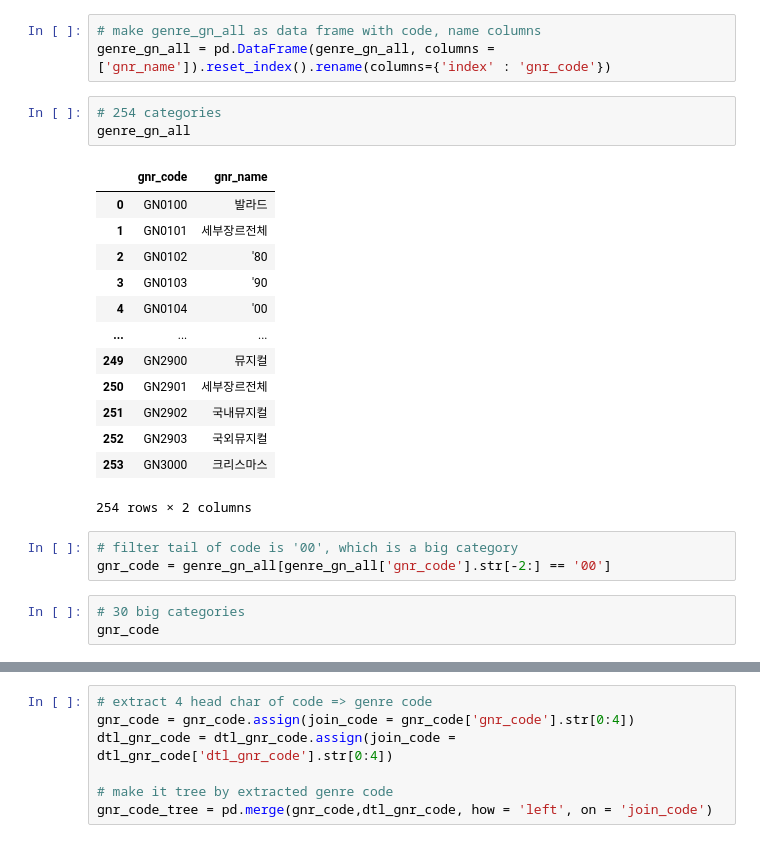
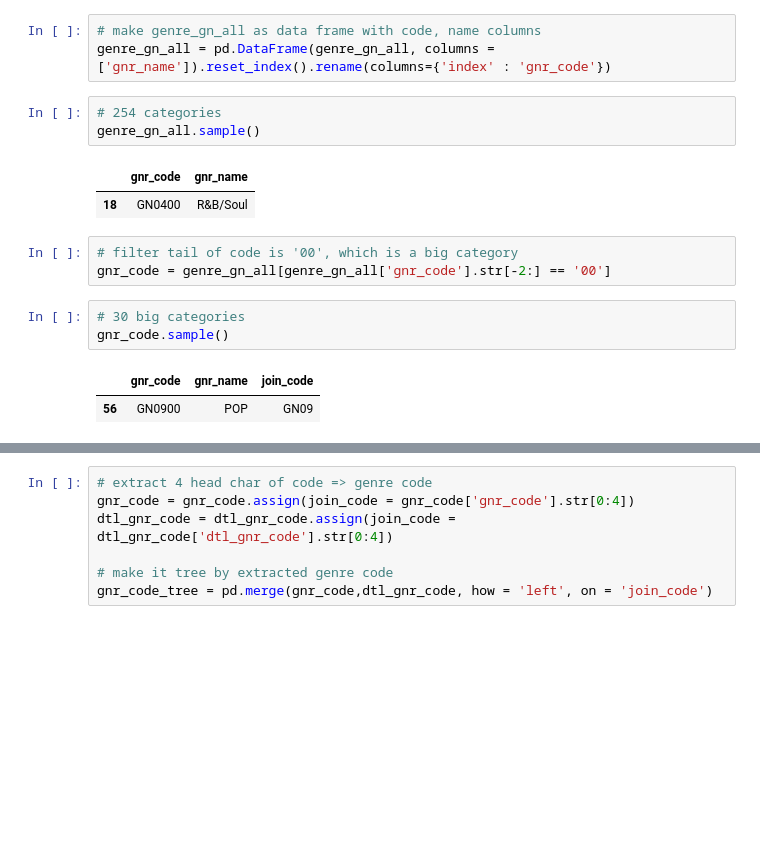
Before and after one commit to hyorimlee/KaggleKiggle, a Jupyter notebook: jwjw/kakao_arena/melon/my/melon_data.ipynb, the cells around one changed output, grey strips where cells are left out. Saved outputs shown, nothing was run; the diff lists cells and outputs as text; blank space fills up the shorter version.

```diff
--- a/jwjw/kakao_arena/melon/my/melon_data.ipynb
+++ b/jwjw/kakao_arena/melon/my/melon_data.ipynb
@@ -28,27 +26,19 @@ genre_gn_all = pd.read_json(default_path+'genre_gn_all.json',typ='series')
 genre_gn_all = pd.DataFrame(genre_gn_all, columns = ['gnr_name']).reset_index().rename(columns={'index' : 'gnr_code'})
 # %%
 # 254 categories
-genre_gn_all
+genre_gn_all.sample()
 # %% [output]
 |  | gnr_code | gnr_name |
-| 0 | GN0100 | 발라드 |
-| 1 | GN0101 | 세부장르전체 |
-| 2 | GN0102 | '80 |
-| 3 | GN0103 | '90 |
-| 4 | GN0104 | '00 |
-| ... | ... | ... |
-| 249 | GN2900 | 뮤지컬 |
-| 250 | GN2901 | 세부장르전체 |
-| 251 | GN2902 | 국내뮤지컬 |
-| 252 | GN2903 | 국외뮤지컬 |
-| 253 | GN3000 | 크리스마스 |
+| 18 | GN0400 | R&B/Soul |
-254 rows × 2 columns
 # %%
 # filter tail of code is '00', which is a big category
 gnr_code = genre_gn_all[genre_gn_all['gnr_code'].str[-2:] == '00']
 # %%
 # 30 big categories
-gnr_code
+gnr_code.sample()
+# %% [output]
+|  | gnr_code | gnr_name | join_code |
+| 56 | GN0900 | POP | GN09 |
 # %%
 # filter tail of code is not '00', which is a detail category
 dtl_gnr_code = genre_gn_all[genre_gn_all['gnr_code'].str[-2:] != '00']
```
Also changed, not shown: parts of 33 cells of this notebook.
